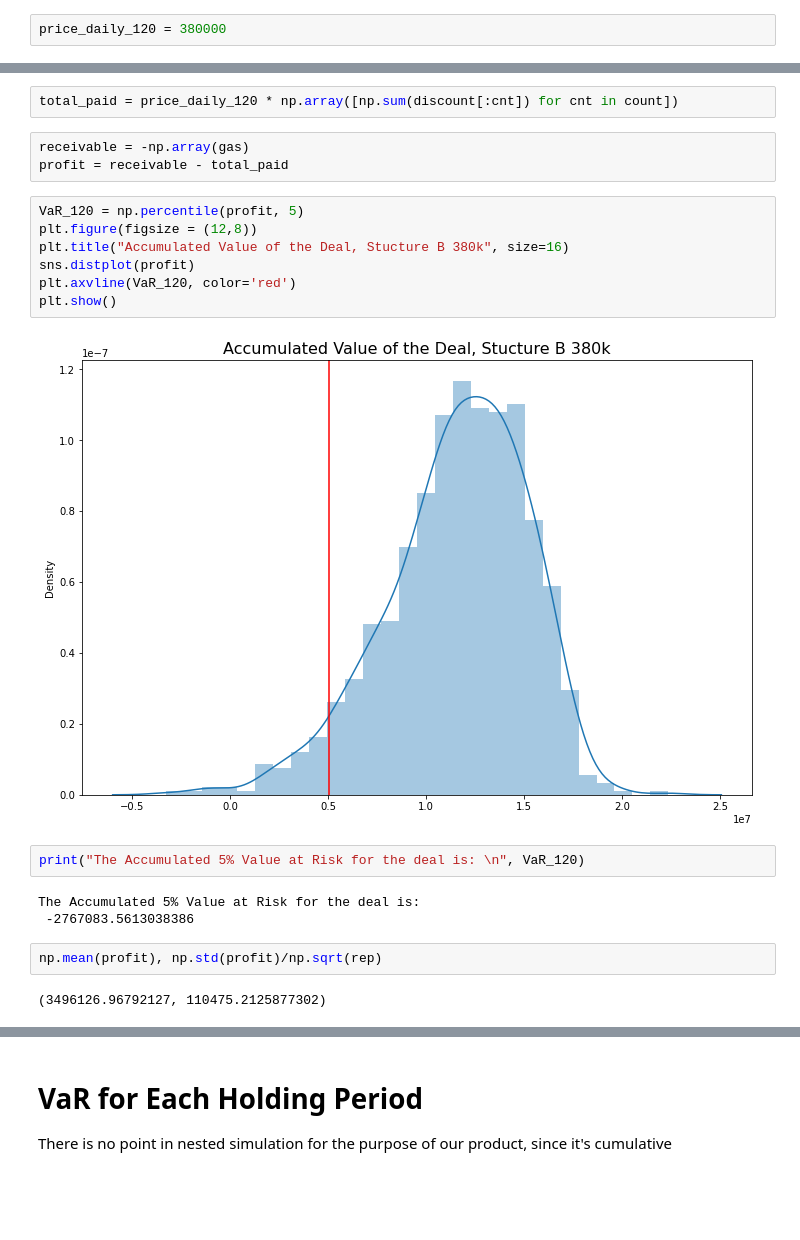
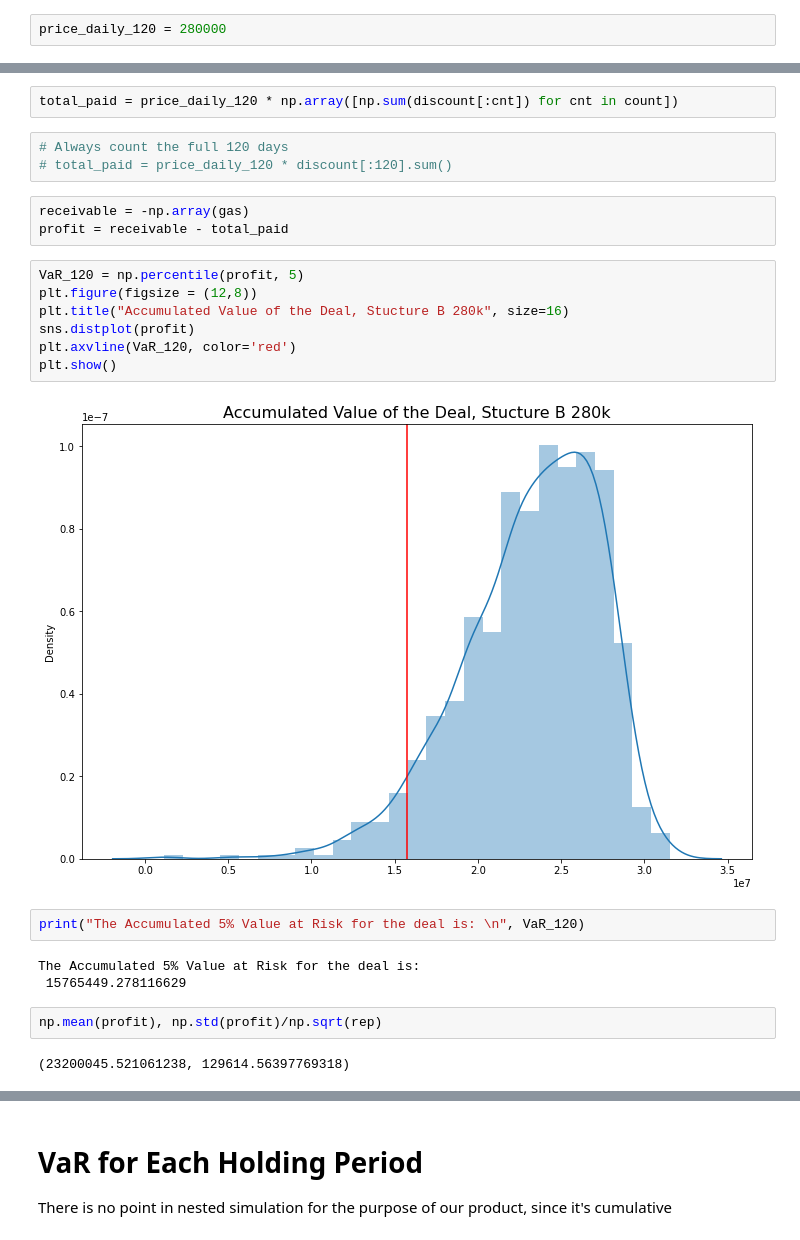
Before and after one commit to dj2348/Commodity-Fillmore, a Jupyter notebook: Risk.ipynb, the cells around one changed output, grey strips where cells are left out. Drawn from its saved outputs; the diff is of its cells as text; blank space fills up the shorter version.

```diff
--- a/Risk.ipynb
+++ b/Risk.ipynb
@@ -77,7 +77,7 @@ np.mean(gas), np.std(gas)/np.sqrt(rep)
 sim = DispatchSimulator(days=120)
 result, _, power, _, gas, _, _, _, count  = sim.dispatch(rep)
 # %%
-price_daily_120 = 380000
+price_daily_120 = 280000
 # %%
 sns.distplot(count)
 plt.title('Days paid for Stucture B')
@@ -87,23 +87,26 @@ plt.show()
 # %%
 total_paid = price_daily_120 * np.array([np.sum(discount[:cnt]) for cnt in count])
+# %%
+# Always count the full 120 days
+# total_paid = price_daily_120 * discount[:120].sum()
 # %%
 receivable = -np.array(gas)
 profit = receivable - total_paid
 # %%
 VaR_120 = np.percentile(profit, 5)
 plt.figure(figsize = (12,8))
-plt.title("Accumulated Value of the Deal, Stucture B 380k", size=16)
+plt.title("Accumulated Value of the Deal, Stucture B 280k", size=16)
 sns.distplot(profit)
 plt.axvline(VaR_120, color='red')
 plt.show()
 # %% [output]
-[figure, old version]
+[figure, new version]
 # %%
 print("The Accumulated 5% Value at Risk for the deal is: \n", VaR_120)
 # %% [output]
 The Accumulated 5% Value at Risk for the deal is:
- -2767083.5613038386
+ 15765449.278116629
 # %%
 np.mean(profit), np.std(profit)/np.sqrt(rep)
 # %% [output]
-(3496126.96792127, 110475.2125877302)
+(23200045.521061238, 129614.56397769318)
```
Also changed, not shown: parts of 13 cells of this notebook.
